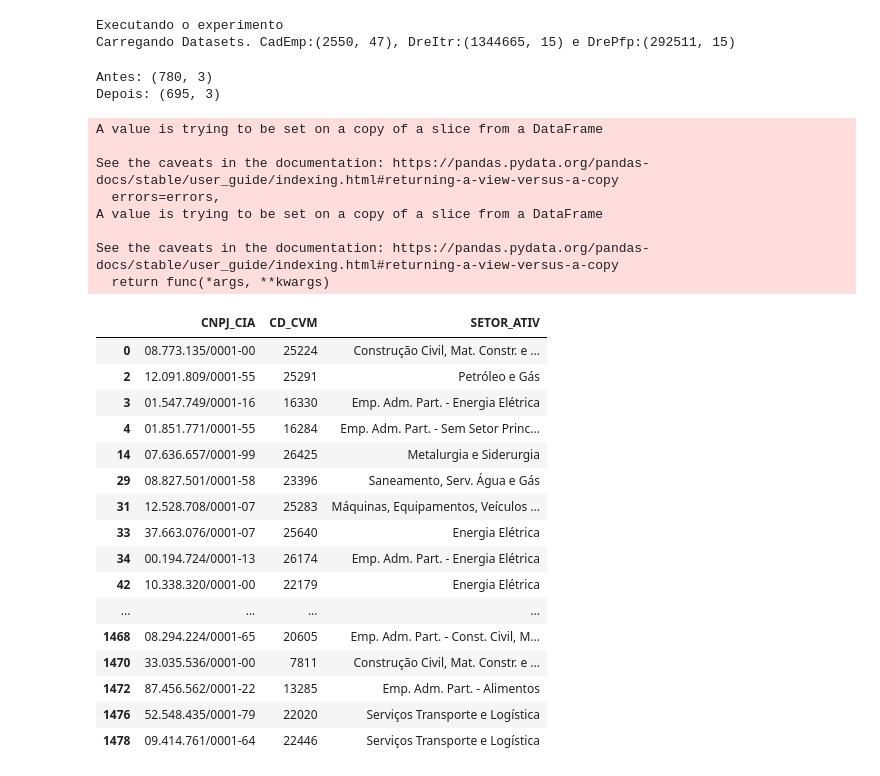
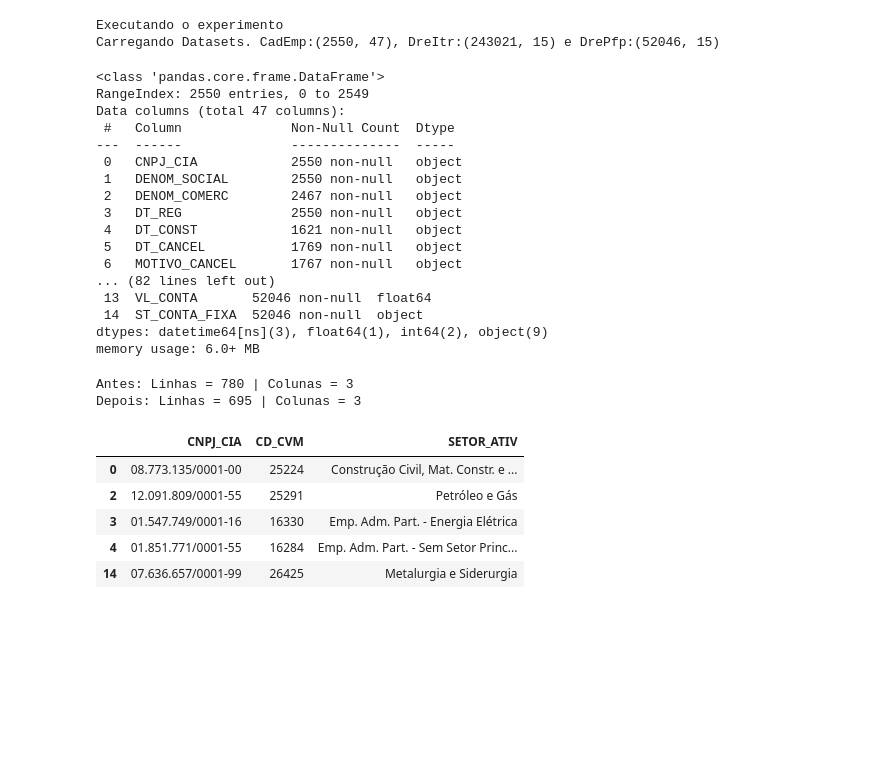
Before and after one commit to OBInvest/drecvm, a Jupyter notebook: drecvm.ipynb, the cells around one changed output. Drawn from its saved outputs; the diff is of its cells as text; code cells hidden in the pictures; blank space fills up the shorter version.

```diff
--- a/drecvm.ipynb
+++ b/drecvm.ipynb
@@ -98,7 +123,7 @@ def loadCompanyInfo():
     return loadCsv("data/cad-emp/", "cad_cia_aberta.csv")
 
 def allHistoricalYears():
-    return [2011, 2012, 2013, 2014, 2015, 2016, 2017, 2018, 2019, 2020, 2021]
+    return [2011, 2012] #2013, 2014, 2015, 2016, 2017, 2018, 2019, 2020, 2021]
 
 def loadDreItr(years):
     tempDF = pd.DataFrame()
@@ -223,57 +248,56 @@ def main():
 
 # Image(graph+\".png\") # condição suspensa para poder rodar no notebook local
 # %%
-cadastro, informe_itr, informe_dfp = executeExperiment()
+df_cia, df_itr, df_dfp = executeExperiment()
 # %% [output]
 Executando o experimento
-Carregando Datasets. CadEmp:(2550, 47), DreItr:(1344665, 15) e DrePfp:(292511, 15)
+Carregando Datasets. CadEmp:(2550, 47), DreItr:(243021, 15) e DrePfp:(52046, 15)
 # %%
-cadastro.info()
-informe_itr.info()
-informe_dfp.info()
+df_cia.info()
+df_itr.info()
+df_dfp.info()
+# %% [output]
+<class 'pandas.core.frame.DataFrame'>
+RangeIndex: 2550 entries, 0 to 2549
+Data columns (total 47 columns):
+ #   Column              Non-Null Count  Dtype
+---  ------              --------------  -----
+ 0   CNPJ_CIA            2550 non-null   object
+ 1   DENOM_SOCIAL        2550 non-null   object
+ 2   DENOM_COMERC        2467 non-null   object
+ 3   DT_REG              2550 non-null   object
+ 4   DT_CONST            1621 non-null   object
+ 5   DT_CANCEL           1769 non-null   object
+ 6   MOTIVO_CANCEL       1767 non-null   object
+... (82 lines left out)
+ 13  VL_CONTA       52046 non-null  float64
+ 14  ST_CONTA_FIXA  52046 non-null  object
+dtypes: datetime64[ns](3), float64(1), int64(2), object(9)
+memory usage: 6.0+ MB
+# %%
+# filtrar as empresas com cadastro ativo
+df_cia = df_cia[df_cia['SIT'] == 'ATIVO']
 # %%
-# filtrar as empresas com cadastro ativo
-cadastro = cadastro[cadastro['SIT'] == 'ATIVO']
-
 # deletar colunas para o merge
-cadastro.drop(['DENOM_SOCIAL', 'DENOM_COMERC', 'DT_REG', 'DT_CONST', 'DT_CANCEL', 'MOTIVO_CANCEL', 'SIT',
+df_cia.drop(['DENOM_SOCIAL', 'DENOM_COMERC', 'DT_REG', 'DT_CONST', 'DT_CANCEL', 'MOTIVO_CANCEL', 'SIT',
 'DT_INI_SIT', 'TP_MERC', 'CATEG_REG', 'DT_INI_CATEG', 'SIT_EMISSOR', 'DT_INI_SIT_EMISSOR', 'CONTROLE_ACIONARIO',
 'TP_ENDER', 'LOGRADOURO', 'COMPL', 'BAIRRO', 'MUN', 'UF', 'PAIS', 'CEP', 'DDD_TEL', 'TEL', 'DDD_FAX', 'FAX',
 'EMAIL', 'TP_RESP', 'RESP', 'DT_INI_RESP', 'LOGRADOURO_RESP', 'COMPL_RESP', 'BAIRRO_RESP', 'MUN_RESP', 'UF_RESP',
 'PAIS_RESP', 'CEP_RESP', 'DDD_TEL_RESP', 'TEL_RESP', 'DDD_FAX_RESP', 'FAX_RESP', 'EMAIL_RESP', 'CNPJ_AUDITOR',
 'AUDITOR'], axis=1, inplace=True)
 
 # deletar os registros duplicados, que possuem mesmos cnpj e códigos cvm
-print('Antes:', cadastro.shape)
-cadastro.drop_duplicates(subset = ['CNPJ_CIA', 'CD_CVM'], keep = 'last', inplace=True)
-print('Depois:', cadastro.shape)
+print('Antes: Linhas = {0} | Colunas = {1}'.format(df_cia.shape[0], df_cia.shape[1]))
+df_cia.drop_duplicates(subset = ['CNPJ_CIA', 'CD_CVM'], keep = 'last', inplace=True)
+print('Depois: Linhas = {0} | Colunas = {1}'.format(df_cia.shape[0], df_cia.shape[1]))
 
-cadastro.style
+df_cia.head()
 # %% [output]
-Antes: (780, 3)
-Depois: (695, 3)
+Antes: Linhas = 780 | Colunas = 3
+Depois: Linhas = 695 | Colunas = 3
-A value is trying to be set on a copy of a slice from a DataFrame
-
-See the caveats in the documentation: https://pandas.pydata.org/pandas-docs/stable/user_guide/indexing.html#returning-a-view-versus-a-copy
-  errors=errors,
-A value is trying to be set on a copy of a slice from a DataFrame
-
-See the caveats in the documentation: https://pandas.pydata.org/pandas-docs/stable/user_guide/indexing.html#returning-a-view-versus-a-copy
-  return func(*args, **kwargs)
 |  | CNPJ_CIA | CD_CVM | SETOR_ATIV |
 | 0 | 08.773.135/0001-00 | 25224 | Construção Civil, Mat. Constr. e ... |
 | 2 | 12.091.809/0001-55 | 25291 | Petróleo e Gás |
 | 3 | 01.547.749/0001-16 | 16330 | Emp. Adm. Part. - Energia Elétrica |
 | 4 | 01.851.771/0001-55 | 16284 | Emp. Adm. Part. - Sem Setor Princ... |
 | 14 | 07.636.657/0001-99 | 26425 | Metalurgia e Siderurgia |
-| 29 | 08.827.501/0001-58 | 23396 | Saneamento, Serv. Água e Gás |
-| 31 | 12.528.708/0001-07 | 25283 | Máquinas, Equipamentos, Veículos ... |
-| 33 | 37.663.076/0001-07 | 25640 | Energia Elétrica |
-| 34 | 00.194.724/0001-13 | 26174 | Emp. Adm. Part. - Energia Elétrica |
-| 42 | 10.338.320/0001-00 | 22179 | Energia Elétrica |
-| ... | ... | ... | ... |
-| 1468 | 08.294.224/0001-65 | 20605 | Emp. Adm. Part. - Const. Civil, M... |
-| 1470 | 33.035.536/0001-00 | 7811 | Construção Civil, Mat. Constr. e ... |
-| 1472 | 87.456.562/0001-22 | 13285 | Emp. Adm. Part. - Alimentos |
-| 1476 | 52.548.435/0001-79 | 22020 | Serviços Transporte e Logística |
-| 1478 | 09.414.761/0001-64 | 22446 | Serviços Transporte e Logística |
```
Also changed, not shown: parts of 14 cells of this notebook.
